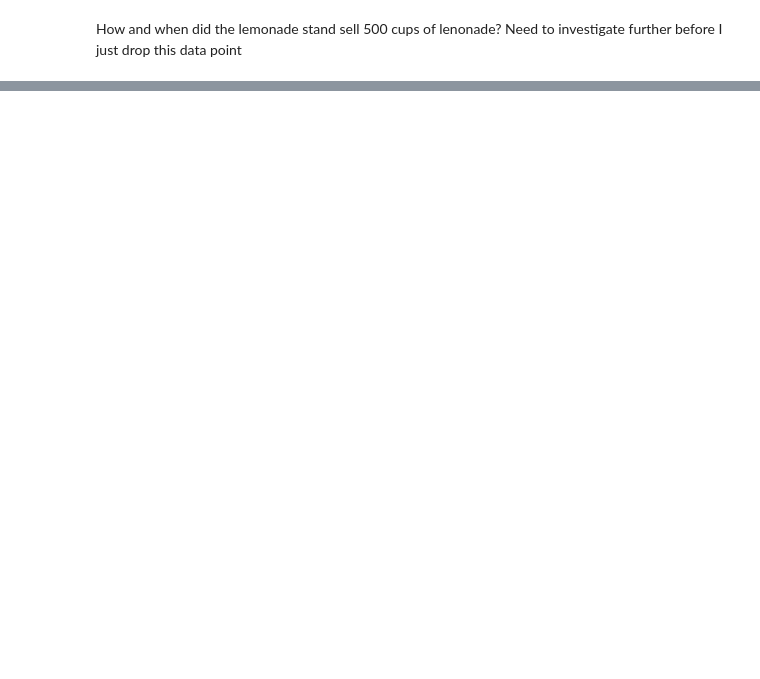
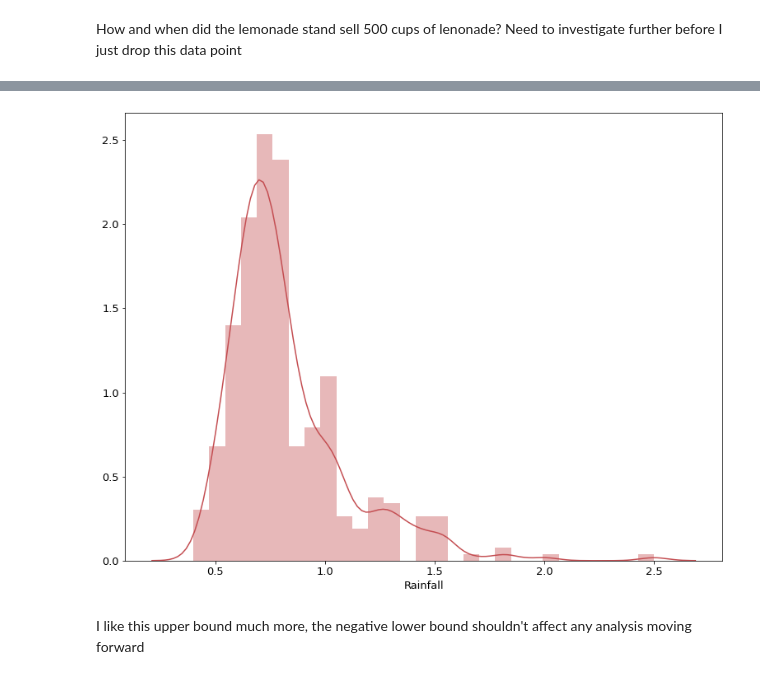
Before and after one commit to JadaShipp/anomaly_detection, a Jupyter notebook: continuous_probabilistic_methods.ipynb, the cells around one changed output, grey strips where cells are left out. Saved outputs shown, nothing was run; the diff lists cells and outputs as text; code cells hidden in the pictures; blank space fills up the shorter version.

```diff
--- a/continuous_probabilistic_methods.ipynb
+++ b/continuous_probabilistic_methods.ipynb
@@ -78,0 +289,7 @@ Which outliers should be kept?
+# %%
+x=df.Rainfall
+ax = sns.distplot(x, color="r")
+# %% [output]
+[figure, added]
+# %% [markdown]
+I like this upper bound much more, the negative lower bound shouldn't affect any analysis moving forward
```
Also changed, not shown: parts of 39 cells of this notebook.
